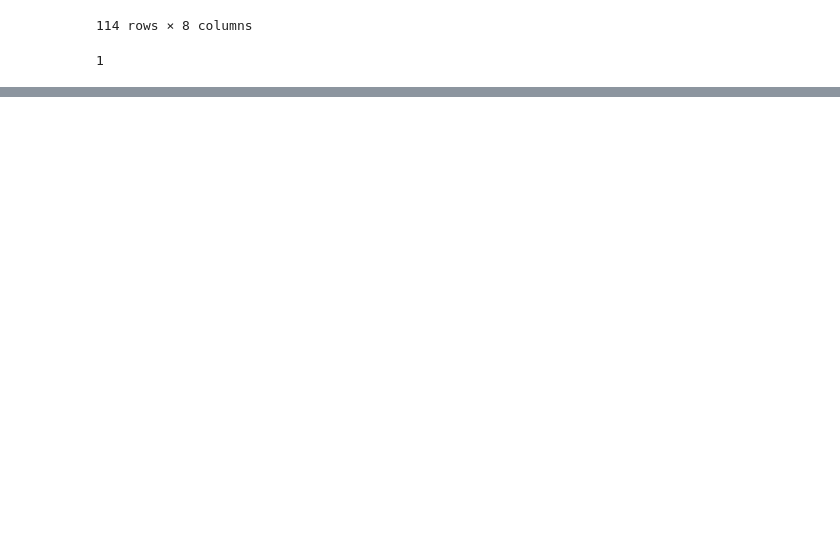
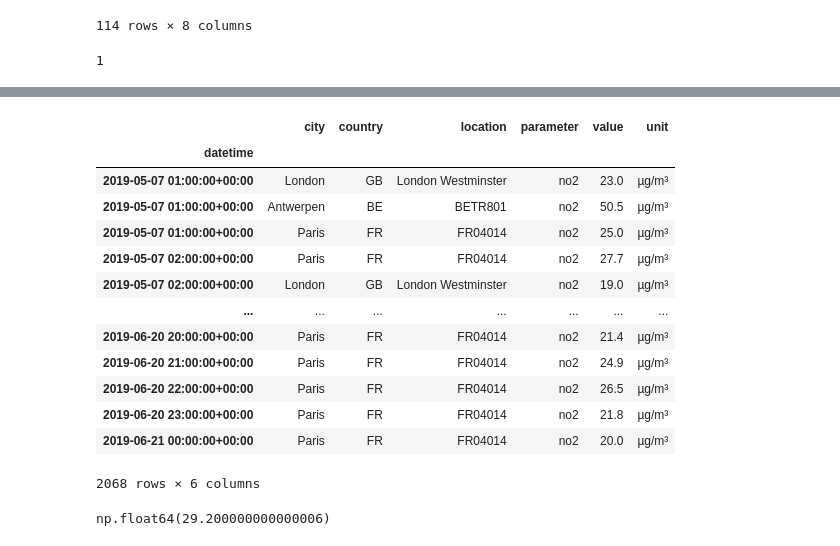
Before and after one commit to Praruj/Pandas_Practise_Portfolio, a Jupyter notebook: Notebooks/Pandas_06_Date_timeseries.ipynb, the cells around one changed output, grey strips where cells are left out. Drawn from its saved outputs; the diff is of its cells as text; code cells hidden in the pictures; blank space fills up the shorter version.

```diff
--- a/Notebooks/Pandas_06_Date_timeseries.ipynb
+++ b/Notebooks/Pandas_06_Date_timeseries.ipynb
@@ -130,0 +180,31 @@ df.loc[filter]
+# %%
+import pandas as pd
+air_quality= pd.read_csv(r"..\Datasets/air_quality_no2_long.csv" , quoting=3)  # quoting=3 means QUOTE_NONE
+air_quality.head()
+air_quality=air_quality.rename(columns={"date.utc":"datetime"})
+air_quality.head()
+air_quality["datetime"]=pd.to_datetime(air_quality["datetime"])
+air_quality["datetime"]
+air_quality = air_quality.set_index("datetime")
+air_quality = air_quality.sort_index()
+subset = air_quality["2019-05":"2019-06"]
+subset
+# %% [output]
+|  | city | country | location | parameter | value | unit |
+| datetime |  |  |  |  |  |  |
+| 2019-05-07 01:00:00+00:00 | London | GB | London Westminster | no2 | 23.0 | µg/m³ |
+| 2019-05-07 01:00:00+00:00 | Antwerpen | BE | BETR801 | no2 | 50.5 | µg/m³ |
+| 2019-05-07 01:00:00+00:00 | Paris | FR | FR04014 | no2 | 25.0 | µg/m³ |
+| 2019-05-07 02:00:00+00:00 | Paris | FR | FR04014 | no2 | 27.7 | µg/m³ |
+| 2019-05-07 02:00:00+00:00 | London | GB | London Westminster | no2 | 19.0 | µg/m³ |
+| ... | ... | ... | ... | ... | ... | ... |
+| 2019-06-20 20:00:00+00:00 | Paris | FR | FR04014 | no2 | 21.4 | µg/m³ |
+| 2019-06-20 21:00:00+00:00 | Paris | FR | FR04014 | no2 | 24.9 | µg/m³ |
+| 2019-06-20 22:00:00+00:00 | Paris | FR | FR04014 | no2 | 26.5 | µg/m³ |
+| 2019-06-20 23:00:00+00:00 | Paris | FR | FR04014 | no2 | 21.8 | µg/m³ |
+| 2019-06-21 00:00:00+00:00 | Paris | FR | FR04014 | no2 | 20.0 | µg/m³ |
+2068 rows × 6 columns
+# %%
+air_quality.loc["2019-05-07"]["value"].mean()
+# %% [output]
+np.float64(29.200000000000006)
```
Also changed, not shown: parts of 11 cells of this notebook.
